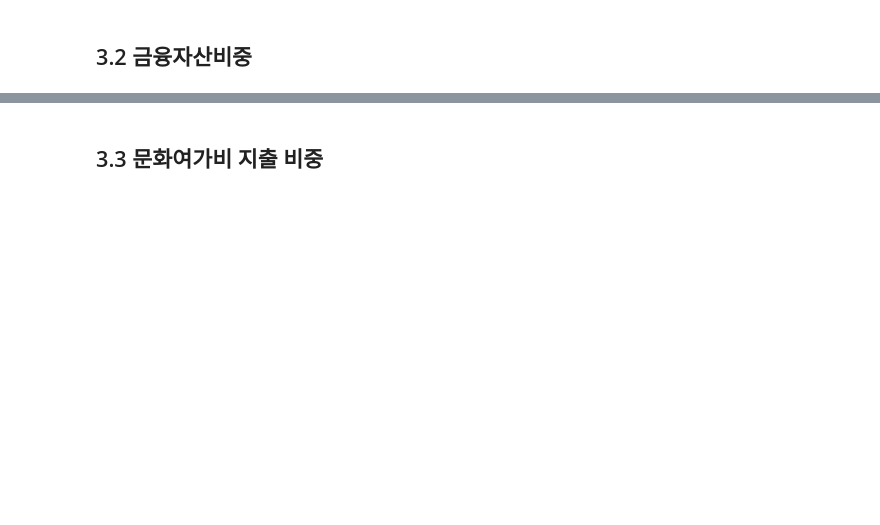
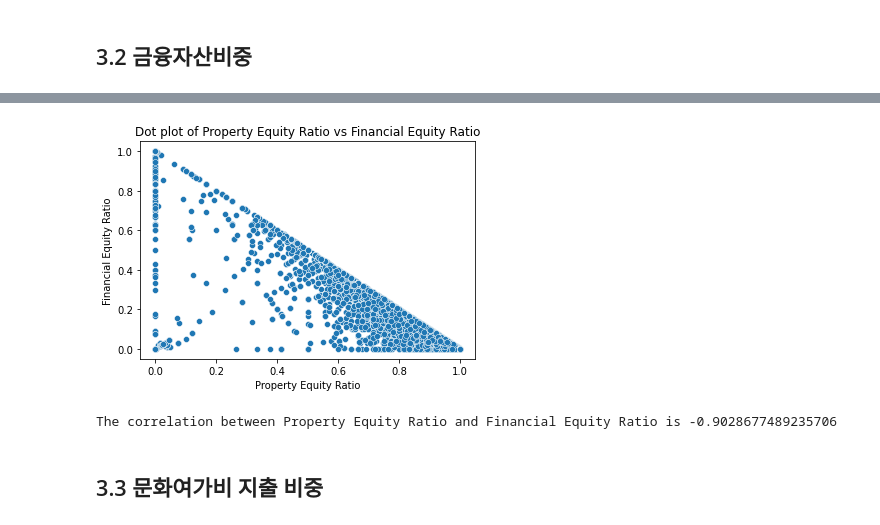
Before and after one commit to minwukim/KDI---Financial-Distress, a Jupyter notebook: 1997 Asian FInancial Crisis - Basic Linear Regressions.ipynb, the cells around one changed output, grey strips where cells are left out. Cells and saved outputs as stored; diff of their text form; code cells hidden in the pictures; blank space fills up the shorter version.

```diff
--- a/1997 Asian FInancial Crisis - Basic Linear Regressions.ipynb
+++ b/1997 Asian FInancial Crisis - Basic Linear Regressions.ipynb
@@ -206,3 +289,14 @@ strong multicollinearity or other numerical problems.
+# %%
+sns.scatterplot(x='property_equity_ratio', y='financial_equity_ratio', data=df)
+plt.title('Dot plot of Property Equity Ratio vs Financial Equity Ratio')
+plt.xlabel('Property Equity Ratio')
+plt.ylabel('Financial Equity Ratio')
+plt.show()
+correlation = df['property_equity_ratio'].corr(df['financial_equity_ratio'])
+print(f"The correlation between Property Equity Ratio and Financial Equity Ratio is {correlation}")
+# %% [output]
+[figure, added]
+The correlation between Property Equity Ratio and Financial Equity Ratio is -0.9028677489235706
 # %% [markdown]
 ## 3.3 문화여가비 지출 비중
 # %%
```
Also changed, not shown: parts of 16 cells of this notebook.
